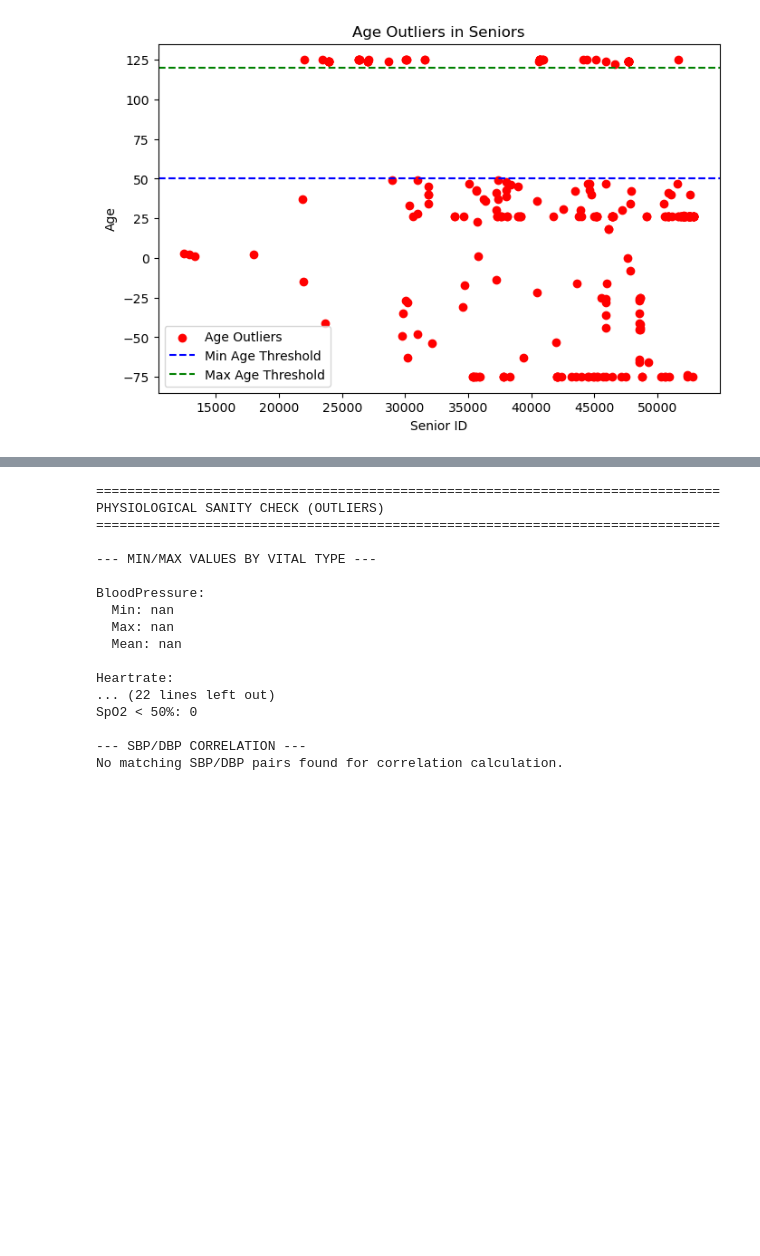
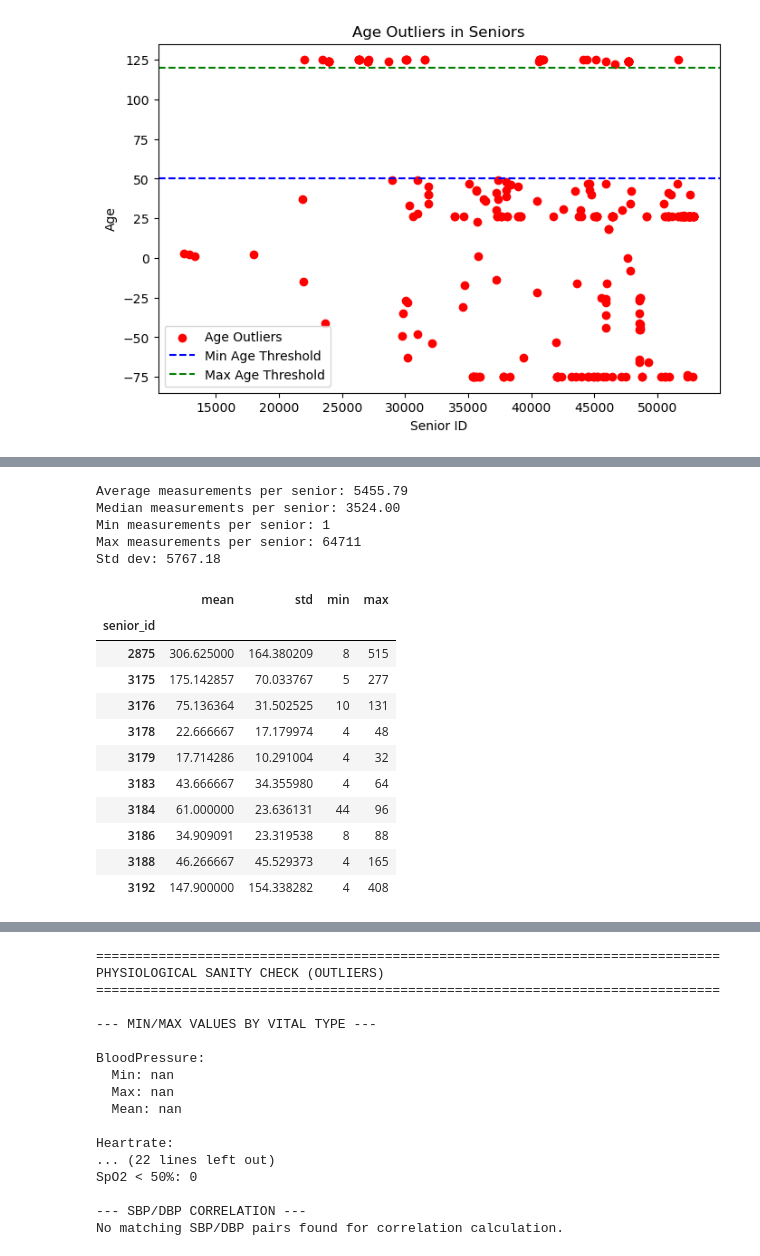
Before and after one commit to eldarmuk/AI-CVD, a Jupyter notebook: notebooks/02_basic_eda.ipynb, the cells around one changed output, grey strips where cells are left out. Cells and saved outputs as stored; diff of their text form; code cells hidden in the pictures; blank space fills up the shorter version.

```diff
--- a/notebooks/02_basic_eda.ipynb
+++ b/notebooks/02_basic_eda.ipynb
@@ -212,9 +200,30 @@ print(f"Total days span: {(max_date - min_date).days} days")
 # %%
-# Measurements per senior
-print("\n--- MEASUREMENTS PER SENIOR ---")
 measurements_per_senior = measurements_df.groupby('senior_id').size()
 print(f"Average measurements per senior: {measurements_per_senior.mean():.2f}")
 print(f"Median measurements per senior: {measurements_per_senior.median():.2f}")
 print(f"Min measurements per senior: {measurements_per_senior.min()}")
 print(f"Max measurements per senior: {measurements_per_senior.max()}")
 print(f"Std dev: {measurements_per_senior.std():.2f}")
+# %% [output]
+Average measurements per senior: 5455.79
+Median measurements per senior: 3524.00
+Min measurements per senior: 1
+Max measurements per senior: 64711
+Std dev: 5767.18
+# %%
+measurements_per_day = measurements_df.groupby(['senior_id', measurements_df['date'].dt.date]).size()
+measurements_per_day_stats = measurements_per_day.groupby('senior_id').agg(['mean', 'std', 'min', 'max'])
+measurements_per_day_stats.head(10)
+# %% [output]
+|  | mean | std | min | max |
+| senior_id |  |  |  |  |
+| 2875 | 306.625000 | 164.380209 | 8 | 515 |
+| 3175 | 175.142857 | 70.033767 | 5 | 277 |
+| 3176 | 75.136364 | 31.502525 | 10 | 131 |
+| 3178 | 22.666667 | 17.179974 | 4 | 48 |
+| 3179 | 17.714286 | 10.291004 | 4 | 32 |
+| 3183 | 43.666667 | 34.355980 | 4 | 64 |
+| 3184 | 61.000000 | 23.636131 | 44 | 96 |
+| 3186 | 34.909091 | 23.319538 | 8 | 88 |
+| 3188 | 46.266667 | 45.529373 | 4 | 165 |
+| 3192 | 147.900000 | 154.338282 | 4 | 408 |
```
Also changed, not shown: parts of 22 cells of this notebook.
